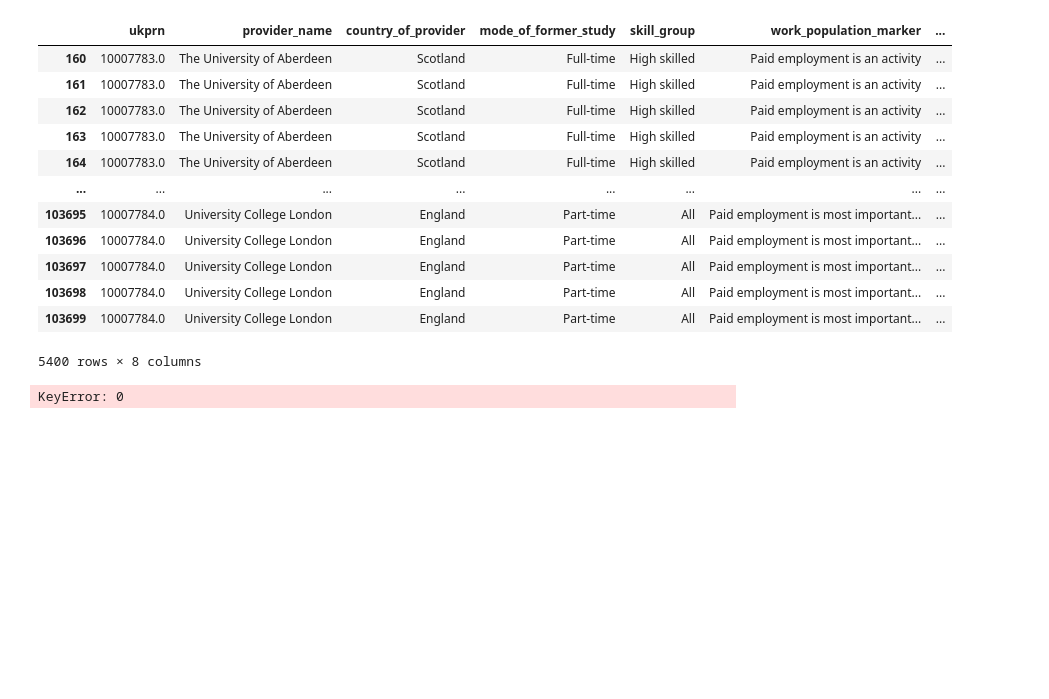
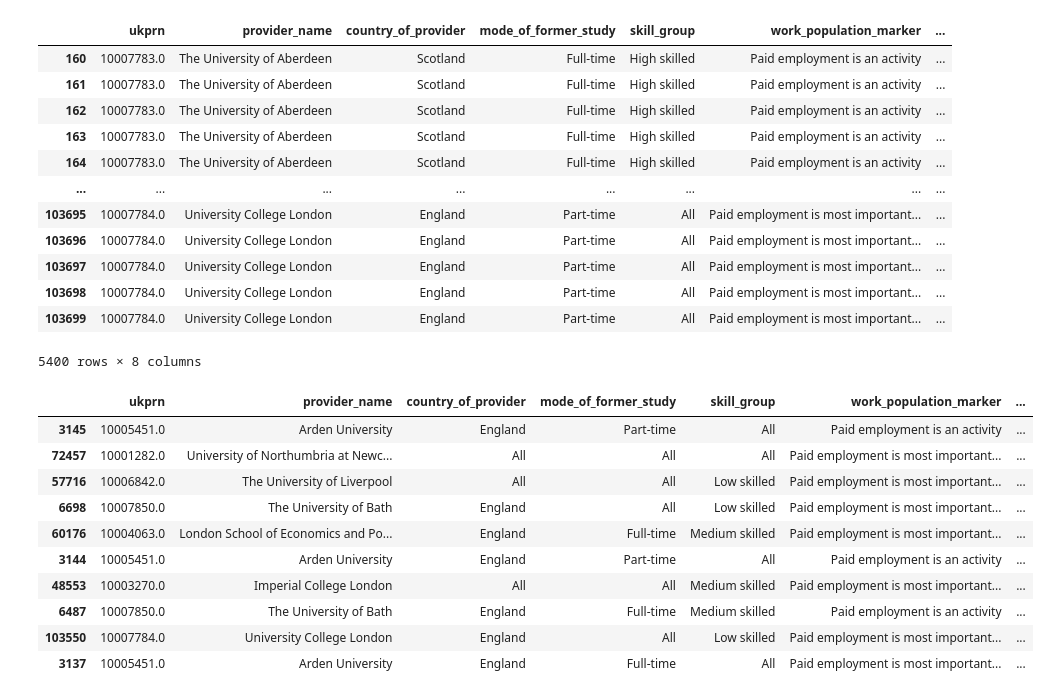
Before and after one commit to DSloan10/pcc_python_projects, a Jupyter notebook: hesa_project/hego_first_data_explore.ipynb, the cells around one changed output. Cells and saved outputs as stored; diff of their text form; code cells hidden in the pictures; blank space fills up the shorter version.

Commit message:
Rank and Institution finally added to extra university

```diff
--- a/hesa_project/hego_first_data_explore.ipynb
+++ b/hesa_project/hego_first_data_explore.ipynb
@@ -776,40 +762,23 @@ second_institution_merge_data
 | 103699 | 10007784.0 | University College London | England | Part-time | All | Paid employment is most important... | ... |
 5400 rows × 8 columns
 # %%
-#Looks like Arden University is not included in the 2017 127 so we can get rid of this later.
+conditions = [
+    (second_institution_merge_data['provider_name'] == "Imperial College London"),
+    (second_institution_merge_data['provider_name'] == "University College London"),
+    (second_institution_merge_data['provider_name'] == "University of Northumbria at Newcastle"),
+    (second_institution_merge_data['provider_name'] == "University of Cumbria"),
+    (second_institution_merge_data['provider_name'] == "Arden University"),
+    (second_institution_merge_data['provider_name'] == "The University of Aberdeen"),
+    (second_institution_merge_data['provider_name'] == "The University of Bath"),
+    (second_institution_merge_data['provider_name'] == "Bath Spa University"),
+    (second_institution_merge_data['provider_name'] == "The University of Liverpool"),
+    (second_institution_merge_data['provider_name'] == "Liverpool Hope University"),
+    (second_institution_merge_data['provider_name'] == "London School of Economics and Political Science"),
+    (second_institution_merge_data['provider_name'] == "The University of Southampton"),
+    (second_institution_merge_data['provider_name'] == "Solent University")
 
-#All this experimenting hasn't worked, I'm just going to do if statements
+]
 
-rank_extra = pd.Series([])
+values = [4, 10, 59, 121,"NA",42,11,76,38,83,3,17,115]
 
-for i in range(len(second_institution_merge_data)):
-    if second_institution_merge_data['provider_name'][i] == "Imperial College London":
-        rank_extra[i] = 4
-    elif second_institution_merge_data['provider_name'][i] == "University College London":
-        rank_extra[i] = 10
-    elif second_institution_merge_data['provider_name'][i] == "University of Northumbria at Newcastle":
-        rank_extra[i] = 59
-    elif second_institution_merge_data['provider_name'][i] == "University of Cumbria":
-        rank_extra[i] = 121
-    elif second_institution_merge_data['provider_name'][i] == "Arden University":
-        rank_extra[i] = 0
-    elif second_institution_merge_data['provider_name'][i] == "The University of Aberdeen":
-        rank_extra[i] = 42
-    elif second_institution_merge_data['provider_name'][i] == "The University of Bath":
-        rank_extra[i] = 11
-    elif second_institution_merge_data['provider_name'][i] == "Bath Spa University":
-        rank_extra[i] = 76
-    elif second_institution_merge_data['provider_name'][i] == "The University of Liverpool":
-        rank_extra[i] = 38
-    elif second_institution_merge_data['provider_name'][i] == "Liverpool Hope University":
-        rank_extra[i] = 83
-    elif second_institution_merge_data['provider_name'][i] == "London School of Economics and Political Science":
-        rank_extra[i] = 3
-    elif second_institution_merge_data['provider_name'][i] == "The University of Southampton":
-        rank_extra[i] = 17
-    elif second_institution_merge_data['provider_name'][i] == "Solent University":
-        rank_extra[i] = 115
-
-second_institution_merge_data.insert(2, "rank", rank_extra)
+second_institution_merge_data['rank'] = np.select(conditions, values)
-# %% [output]
-KeyError: 0
@@ -817,0 +785,14 @@ pd.Series?
+# %%
+second_institution_merge_data.sample(10)
+# %% [output]
+|  | ukprn | provider_name | country_of_provider | mode_of_former_study | skill_group | work_population_marker | ... |
+| 3145 | 10005451.0 | Arden University | England | Part-time | All | Paid employment is an activity | ... |
+| 72457 | 10001282.0 | University of Northumbria at Newc... | All | All | All | Paid employment is most important... | ... |
+| 57716 | 10006842.0 | The University of Liverpool | All | All | Low skilled | Paid employment is most important... | ... |
+| 6698 | 10007850.0 | The University of Bath | England | All | Low skilled | Paid employment is most important... | ... |
+| 60176 | 10004063.0 | London School of Economics and Po... | England | Full-time | Medium skilled | Paid employment is most important... | ... |
+| 3144 | 10005451.0 | Arden University | England | Part-time | All | Paid employment is an activity | ... |
+| 48553 | 10003270.0 | Imperial College London | All | All | Medium skilled | Paid employment is most important... | ... |
+| 6487 | 10007850.0 | The University of Bath | England | Full-time | Medium skilled | Paid employment is an activity | ... |
+| 103550 | 10007784.0 | University College London | England | All | Low skilled | Paid employment is most important... | ... |
+| 3137 | 10005451.0 | Arden University | England | Full-time | All | Paid employment is most important... | ... |
```
Also changed, not shown: parts of 9 cells of this notebook.
